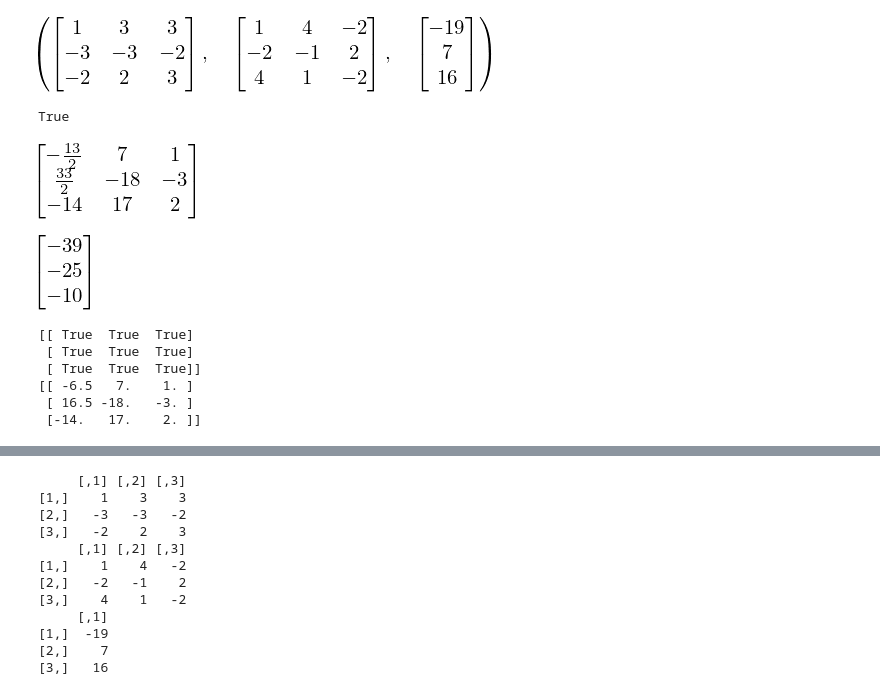
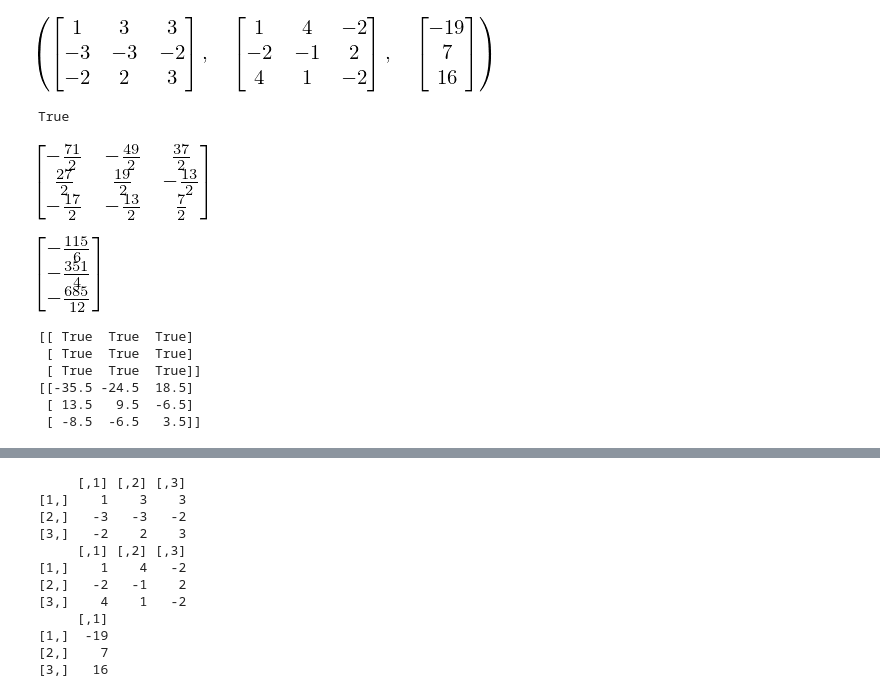
Before and after one commit to OlgaBelitskaya/linear_algebra_practice, a Jupyter notebook: work1_12.ipynb, the cells around one changed output, grey strips where cells are left out. Cells and saved outputs as stored; diff of their text form; code cells hidden in the pictures.

```diff
--- a/work1_12.ipynb
+++ b/work1_12.ipynb
@@ -323,31 +350,31 @@ E, F, e
 # %% [output]
 [figure]
 # %%
-C = sympy.Matrix(E.solve(F))
-print(E * C == F)
+C = F * E^(-1)
+print(C * E == F)
 C
 # %% [output]
 True
-[figure, old version]
+[figure, new version]
 # %%
 f = (C^(-1)).transpose() * e
 f
 # %% [output]
-[figure, old version]
+[figure, new version]
 # %%
 # python numpy
 E = numpy.matrix([[1,3,3],[-3,-3,-2],[-2,2,3]])
 F = numpy.matrix([[1,4,-2],[-2,-1,2],[4,1,-2]])
-C = numpy.linalg.solve(E,F)
-print(round(E * C,0) == F)
+C = F * numpy.linalg.inv(E)
+print(round(C * E,0) == F)
 print(C)
 # %% [output]
 [[ True  True  True]
  [ True  True  True]
  [ True  True  True]]
-[[ -6.5   7.    1. ]
- [ 16.5 -18.   -3. ]
- [-14.   17.    2. ]]
+[[-35.5 -24.5  18.5]
+ [ 13.5   9.5  -6.5]
+ [ -8.5  -6.5   3.5]]
 # %%
 e = numpy.matrix([[-19],[7],[16]])
 f = numpy.linalg.inv(C).T * e
```
Also changed, not shown: parts of 10 cells of this notebook.
